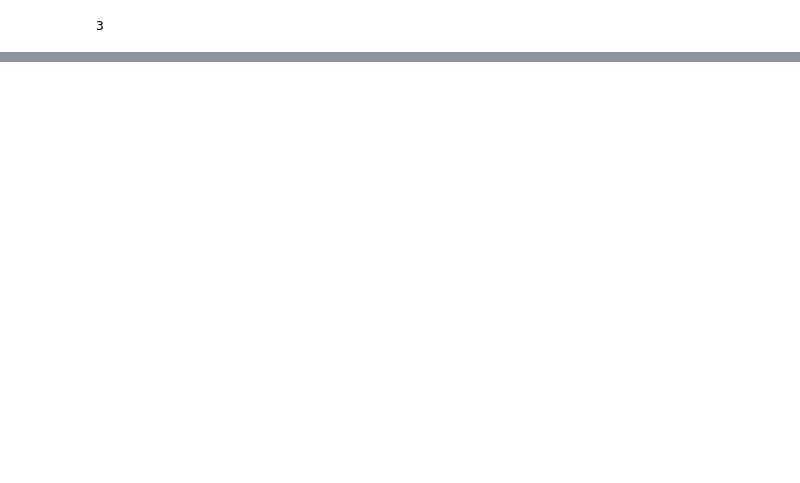
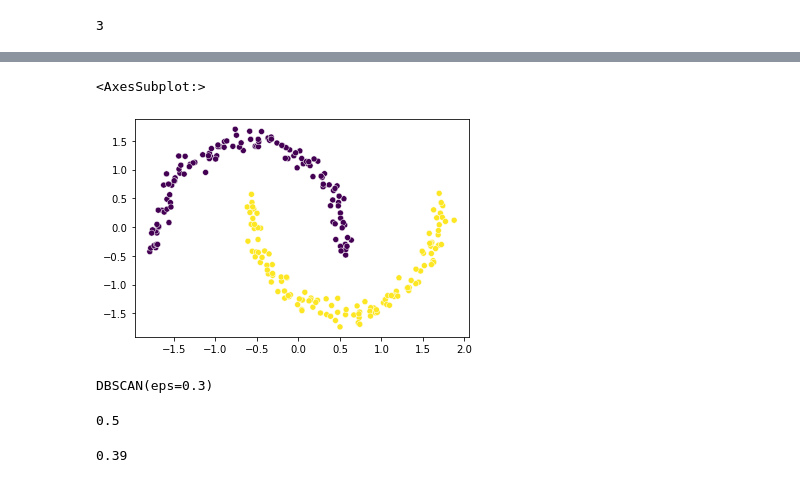
Before and after one commit to arjunc12/cmpinf2120-notebooks, a Jupyter notebook: Unsupervised-Learning/kmeans-clustering.ipynb, the cells around one changed output, grey strips where cells are left out. Saved outputs shown, nothing was run; the diff lists cells and outputs as text; code cells hidden in the pictures; blank space fills up the shorter version.

```diff
--- a/Unsupervised-Learning/kmeans-clustering.ipynb
+++ b/Unsupervised-Learning/kmeans-clustering.ipynb
@@ -93,0 +112,8 @@ sns.lineplot(x=cluster_sizes, y=silhouette_coefficients)
+# %%
+features, true_labels = make_moons(n_samples=250, noise=0.05)
+scaled_features = scaler.fit_transform(features)
+# %%
+sns.scatterplot(x=scaled_features[:,0], y=scaled_features[:,1], c=true_labels)
+# %% [output]
+<AxesSubplot:>
+[figure, added]
@@ -93,0 +124,6 @@ sns.lineplot(x=cluster_sizes, y=silhouette_coefficients)
+# %%
+# Fit the algorithms to the features
+kmeans.fit(scaled_features)
+dbscan.fit(scaled_features)
+# %% [output]
+DBSCAN(eps=0.3)
@@ -93,0 +134,8 @@ sns.lineplot(x=cluster_sizes, y=silhouette_coefficients)
+# %%
+kmeans_silhouette
+# %% [output]
+0.5
+# %%
+dbscan_silhouette
+# %% [output]
+0.39
```
Also changed, not shown: parts of 21 cells of this notebook.
